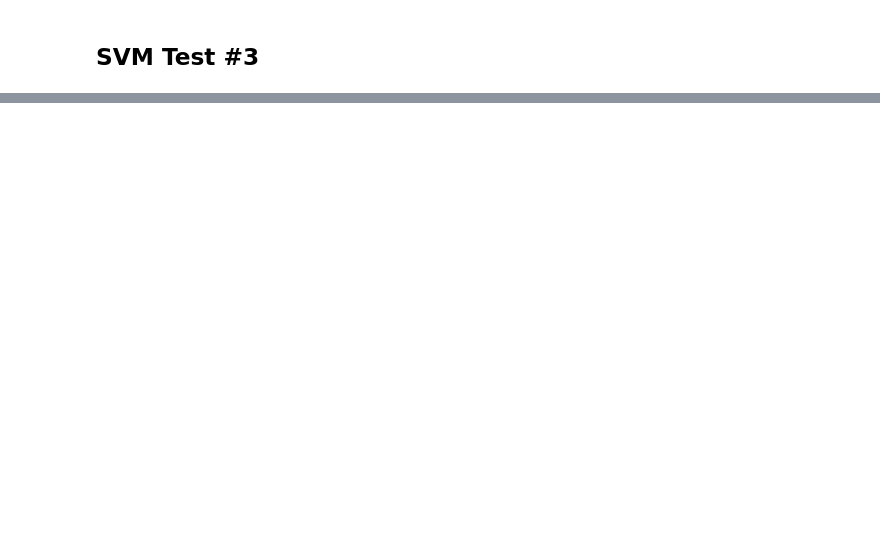
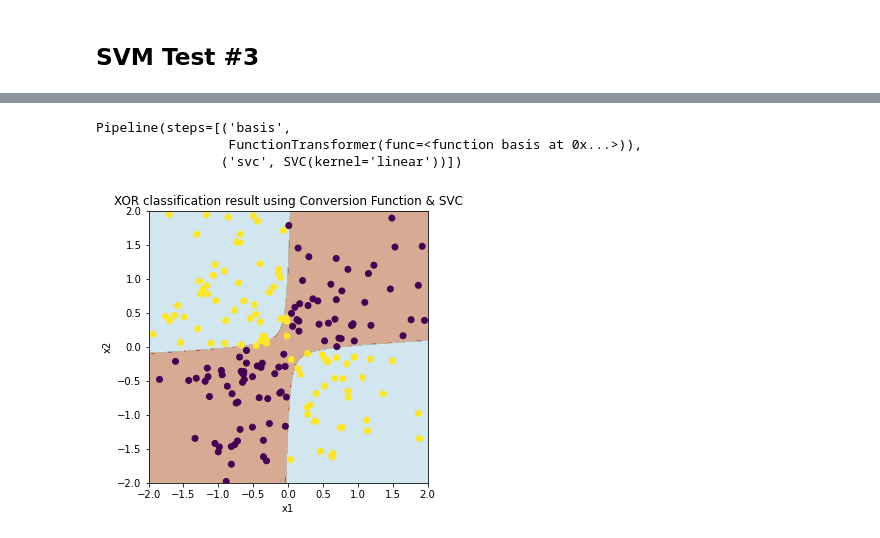
Before and after one commit to dalek7/SKKU_ML_21S, a Jupyter notebook: W05_SVM_kernel3.ipynb, the cells around one changed output, grey strips where cells are left out. Saved outputs shown, nothing was run; the diff lists cells and outputs as text; code cells hidden in the pictures; blank space fills up the shorter version.

```diff
--- a/W05_SVM_kernel3.ipynb
+++ b/W05_SVM_kernel3.ipynb
@@ -63,7 +61,7 @@ plt.show()
 # %% [markdown]
 3D input data (XOR) & Linear kernel
 # %%
-X2 = np.vstack([x1**2, np.sqrt(2)*X[:, 0]*X[:, 1], x2**2]).T
+X2 = np.vstack([X[:, 0]**2, np.sqrt(2)*X[:, 0]*X[:, 1], X[:, 1]**2]).T
 # %%
 X2.shape
 # %% [output]
@@ -96,0 +83,19 @@ plt.show()
+# %%
+from sklearn.preprocessing import FunctionTransformer
+
+def basis(X):
+    return np.vstack([X[:, 0]**2, np.sqrt(2)*X[:, 0]*X[:, 1], X[:, 1]**2]).T
+# %%
+from sklearn.pipeline import Pipeline
+
+model3 = Pipeline([("basis", FunctionTransformer(basis)), ("svc", SVC(kernel="linear"))])
+model3.fit(X, Y)
+# %% [output]
+Pipeline(steps=[('basis',
+                 FunctionTransformer(func=<function basis at 0x...>)),
+                ('svc', SVC(kernel='linear'))])
+# %%
+PlotSVM2D(X, Y, model3, "XOR classification result using Conversion Function & SVC")
+plt.show()
+# %% [output]
+[figure, added]
```
Also changed, not shown: parts of 7 cells of this notebook.
